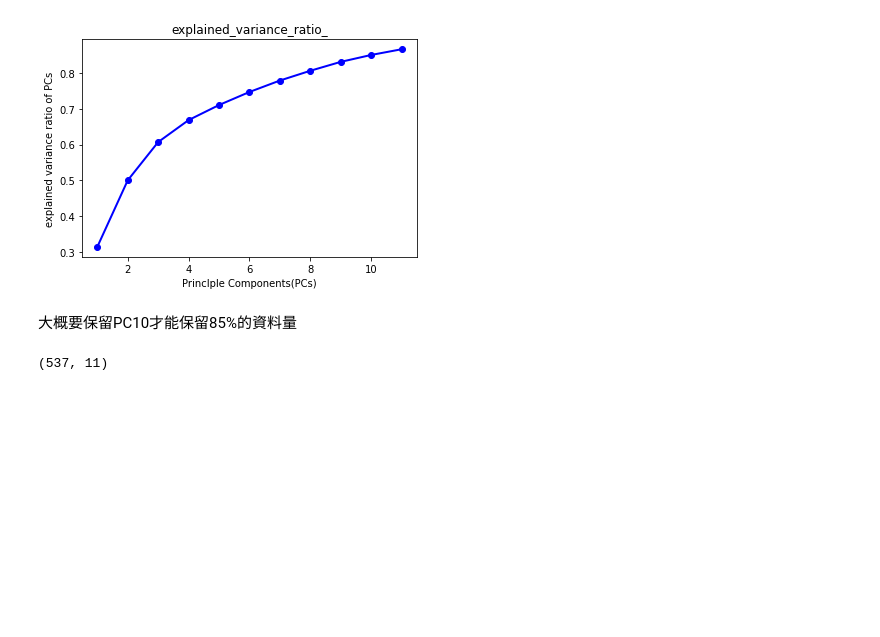
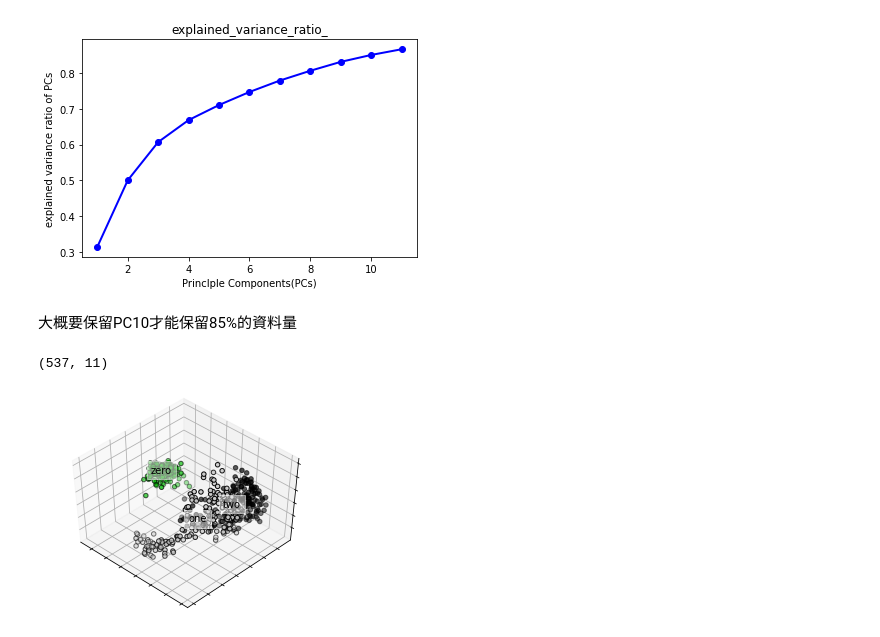
Before and after one commit to suya2503/4th-ML100Days, a Jupyter notebook: Homework/Day_059_HW.ipynb, the cells around one changed output. Drawn from its saved outputs; the diff is of its cells as text; code cells hidden in the pictures; blank space fills up the shorter version.

```diff
--- a/Homework/Day_059_HW.ipynb
+++ b/Homework/Day_059_HW.ipynb
@@ -55,3 +56,33 @@ plt.show
 X_new.shape
 # %% [output]
 (537, 11)
+# %%
+# 只保留3個主成分
+pca2 = PCA(n_components=3)
+pca2.fit(X)
+X_new2 = pca2.transform(X)
+centers = [[1, 1], [-1, -1], [1, -1]]
+# %%
+fig = plt.figure(1, figsize=(4, 3))
+plt.clf()
+ax = Axes3D(fig, rect=[0, 0, .95, 1], elev=48, azim=134)
+plt.cla()
+
+for name, label in [('zero', 0), ('one', 1), ('two', 2)]:
+    ax.text3D(X_new2[y == label, 0].mean(),
+              X_new2[y == label, 1].mean() + 1.5,
+              X_new2[y == label, 2].mean(), name,
+              horizontalalignment='center',
+              bbox=dict(alpha=.5, edgecolor='w', facecolor='w'))
+# Reorder the labels to have colors matching the cluster results
+y = np.choose(y, [1, 2, 0]).astype(np.float)
+ax.scatter(X_new2[:, 0], X_new2[:, 1], X_new2[:, 2], c=y, cmap=plt.cm.nipy_spectral,
+           edgecolor='k')
+
+ax.w_xaxis.set_ticklabels([])
+ax.w_yaxis.set_ticklabels([])
+ax.w_zaxis.set_ticklabels([])
+
+plt.show()
+# %% [output]
+[figure, added]
```
Also changed, not shown: parts of 1 cell of this notebook.
